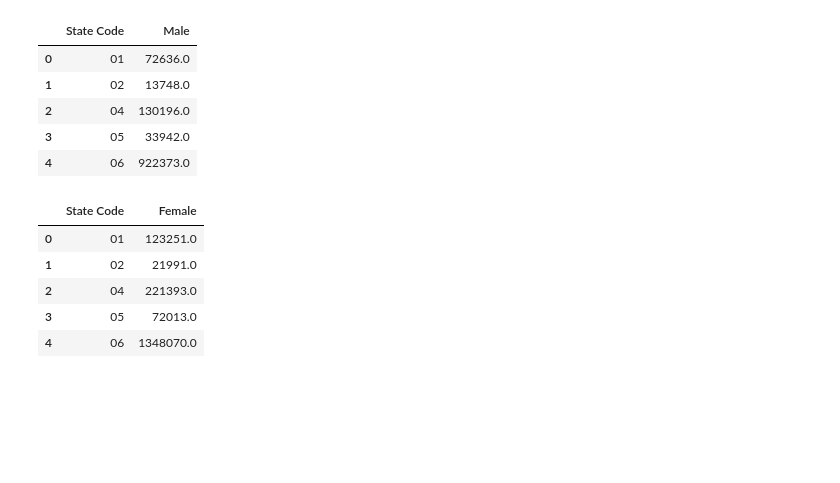
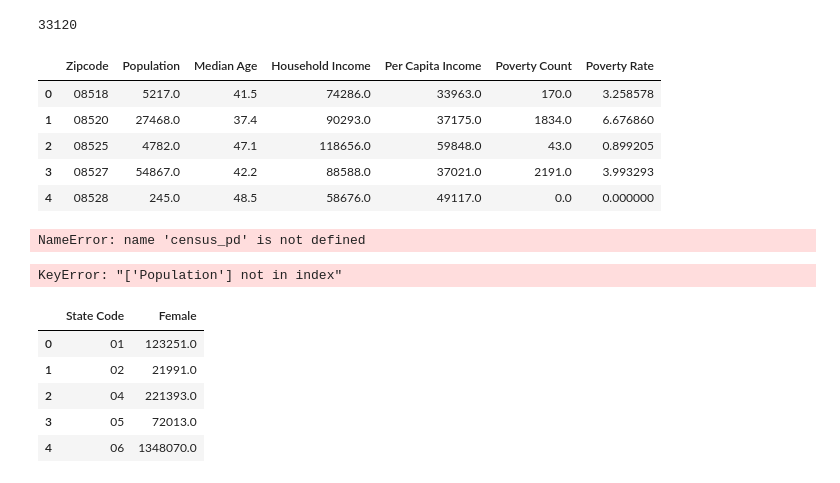
Before and after one commit to scooops94/Project_CSS, a Jupyter notebook: Census_Demo.ipynb, the cells around one changed output. Drawn from its saved outputs; the diff is of its cells as text; code cells hidden in the pictures; blank space fills up the shorter version.

```diff
--- a/Census_Demo.ipynb
+++ b/Census_Demo.ipynb
@@ -17,3 +17,48 @@ from config import api_key
 api_key
 c = Census(api_key, year=2013)
 c1 = Census(api_key,year=2017)
+# %%
+# Run Census Search to retrieve data on all zip codes (2013 ACS5 Census)
+# See: https://github.com/CommerceDataService/census-wrapper for library documentation
+# See: https://gist.github.com/afhaque/60558290d6efd892351c4b64e5c01e9b for labels
+census_data = c.acs5.get(("NAME",
+                          "B19013_001E",
+                          "B01003_001E",
+                          "B01002_001E",
+                          "B19301_001E",
+                          "B17001_002E"), {'for': 'zip code tabulation area:*'})
+
+# Convert to DataFrame
+census_pd = pd.DataFrame(census_data)
+
+# Column Reordering
+census_pd = census_pd.rename(columns={"B01003_001E": "Population",
+                                      "B01002_001E": "Median Age",
+                                      "B19013_001E": "Household Income",
+                                      "B19301_001E": "Per Capita Income",
+                                      "B17001_002E": "Poverty Count",
+                                      "NAME": "Name", "zip code tabulation area": "Zipcode"})
+
+# Add in Poverty Rate (Poverty Count / Population)
+census_pd["Poverty Rate"] = 100 * \
+    census_pd["Poverty Count"].astype(int) / census_pd["Population"].astype(int)
+
+# Final DataFrame
+census_pd = census_pd[["Zipcode", "Population", "Median Age", "Household Income",
+                       "Per Capita Income", "Poverty Count", "Poverty Rate"]]
+
+# Visualize
+print(len(census_pd))
+census_pd.head()
+# %% [output]
+33120
+|  | Zipcode | Population | Median Age | Household Income | Per Capita Income | Poverty Count | Poverty Rate |
+| 0 | 08518 | 5217.0 | 41.5 | 74286.0 | 33963.0 | 170.0 | 3.258578 |
+| 1 | 08520 | 27468.0 | 37.4 | 90293.0 | 37175.0 | 1834.0 | 6.676860 |
+| 2 | 08525 | 4782.0 | 47.1 | 118656.0 | 59848.0 | 43.0 | 0.899205 |
+| 3 | 08527 | 54867.0 | 42.2 | 88588.0 | 37021.0 | 2191.0 | 3.993293 |
+| 4 | 08528 | 245.0 | 48.5 | 58676.0 | 49117.0 | 0.0 | 0.000000 |
+# %%
+census_pd.head()
+# %% [output]
+NameError: name 'census_pd' is not defined
@@ -20,17 +74,12 @@ c1 = Census(api_key,year=2017)
 # %%
-male_data=c1.acs1.get('B24010_019E', {'for': 'state:*'})
+male_data=c1.acs1.get('B01003_001E', {'for': 'state:*'})
 m_pd = pd.DataFrame(male_data)
-m_pd = m_pd.rename(columns={"B24010_019E": "Male",
+m_pd = m_pd.rename(columns={"B24010_019E": "Population",
                                        "state": "State Code"})
-m_pd = m_pd[["State Code","Male"]]
+m_pd = m_pd[["State Code","Population"]]
 m_pd.head()
 # %% [output]
-|  | State Code | Male |
-| 0 | 01 | 72636.0 |
-| 1 | 02 | 13748.0 |
-| 2 | 04 | 130196.0 |
-| 3 | 05 | 33942.0 |
-| 4 | 06 | 922373.0 |
+KeyError: "['Population'] not in index"
 # %%
 female_data=c1.acs1.get('B24010_155E', {'for': 'state:*'})
 f_pd = pd.DataFrame(female_data)
```
Also changed, not shown: parts of 27 cells of this notebook.
